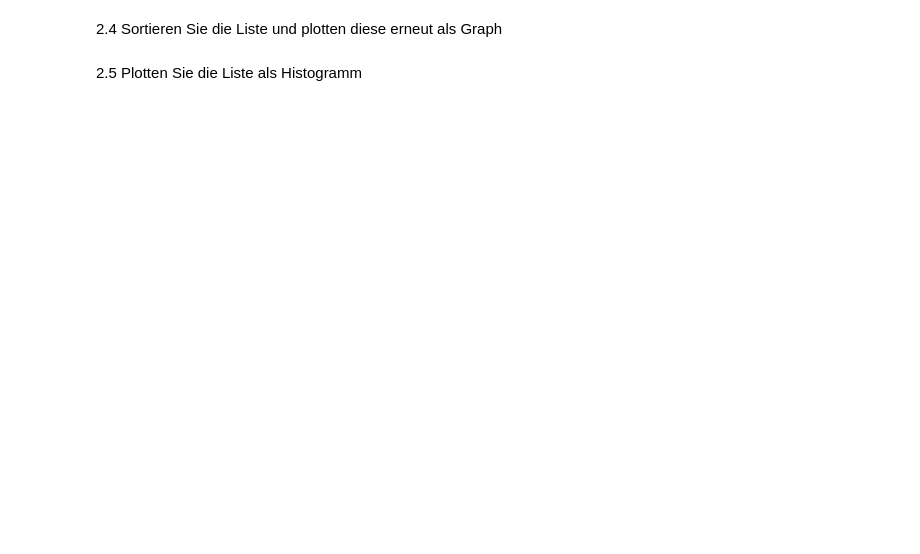
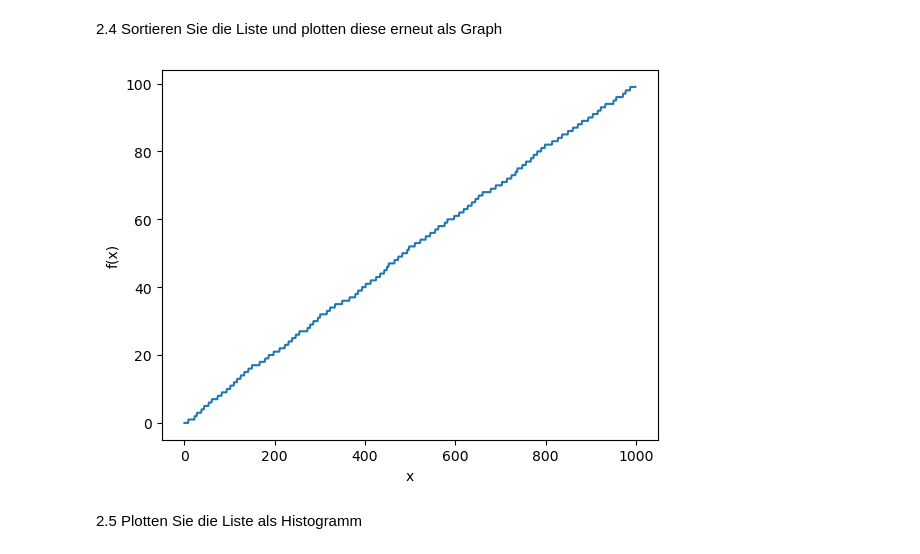
Before and after one commit to thieleju/studium, a Jupyter notebook: Data Science Schwerpunkt/uebung/2b_Bibliotheken.ipynb, the cells around one changed output. Drawn from its saved outputs; the diff is of its cells as text; code cells hidden in the pictures; blank space fills up the shorter version.

```diff
--- a/Data Science Schwerpunkt/uebung/2b_Bibliotheken.ipynb
+++ b/Data Science Schwerpunkt/uebung/2b_Bibliotheken.ipynb
@@ -39,4 +108,11 @@ Tip:
 # %% [markdown]
 2.4 Sortieren Sie die Liste und plotten diese erneut als Graph
+# %%
+x_list = np.sort(np_list)
+
+plt.plot(range(0,1000),x_list)
+plt.show()
+# %% [output]
+[figure, added]
 # %% [markdown]
 2.5 Plotten Sie die Liste als Histogramm
```
Also changed, not shown: parts of 12 cells of this notebook.
